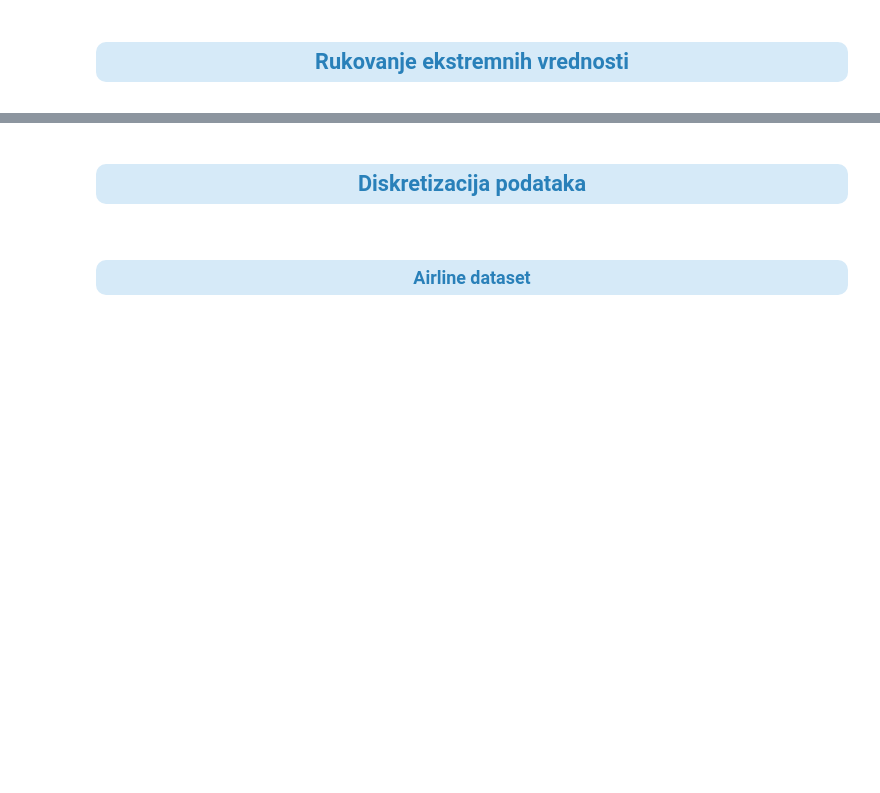
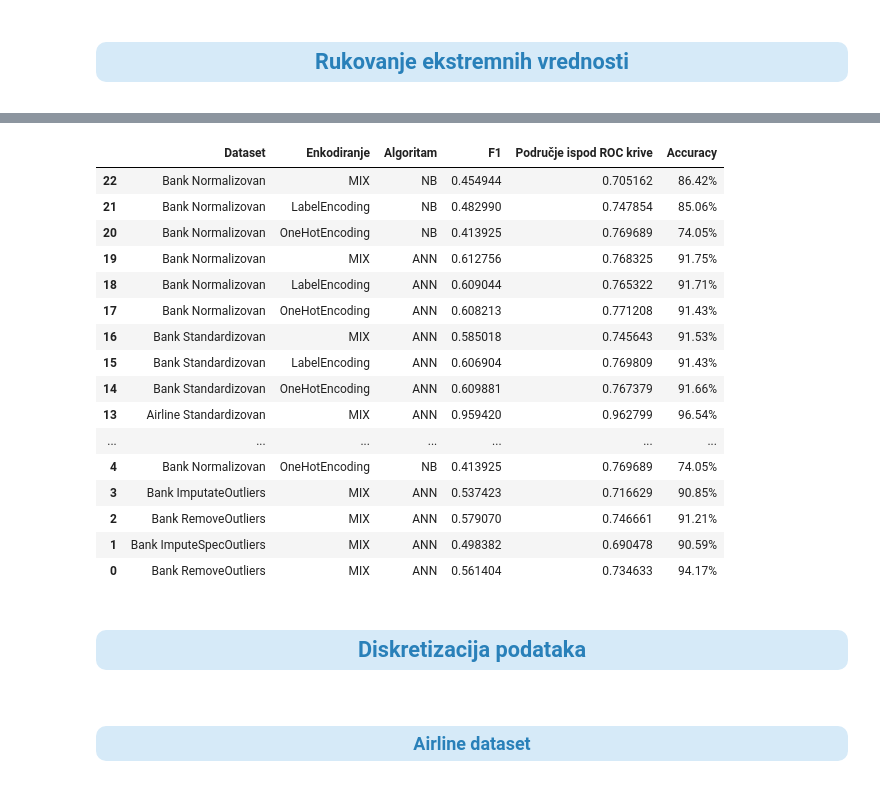
Before and after one commit to ratep99/data-transformation, a Jupyter notebook: Transformacija podataka - Prakticni deo.ipynb, the cells around one changed output, grey strips where cells are left out. Drawn from its saved outputs; the diff is of its cells as text; code cells hidden in the pictures; blank space fills up the shorter version.

```diff
--- a/Transformacija podataka - Prakticni deo.ipynb
+++ b/Transformacija podataka - Prakticni deo.ipynb
@@ -2149,42 +934,0 @@ testing
-# %%
-# ANN - Mixed Encoding - Bank dataset - Without outliers
-X_Bank_BM_ANN = normalised_bank_mix_io.drop('y', axis=1)
-y_Bank_BM_ANN = normalised_bank_mix_io['y']
-
-# Split the data into training and testing sets
-X_train_BM_ANN, X_test_BM_ANN, y_train_BM_ANN, y_test_BM_ANN = train_test_split(X_Bank_BM_ANN, y_Bank_BM_ANN, test_size=0.2, random_state=42)
-
-model_BM_ANN = Sequential()
-model_BM_ANN.add(Dense(512, activation='relu', input_shape=(X_train_BM_ANN.shape[1],)))
-model_BM_ANN.add(Dropout(0.3))
-model_BM_ANN.add(Dense(256, activation='relu'))
-model_BM_ANN.add(Dense(256, activation='relu'))
-model_BM_ANN.add(Dropout(0.3))
-model_BM_ANN.add(Dense(128, activation='relu'))
-model_BM_ANN.add(Dense(1, activation='sigmoid'))
-
-model_BM_ANN.compile(loss='binary_crossentropy',
-              optimizer=Adam(),
-              metrics=['accuracy'])
-
-es = EarlyStopping(monitor='val_accuracy',
-                   mode='max',
-                   patience=10,  #Stop the model training if the validation accuracy doesnt increase in 10 Epochs
-                   restore_best_weights=True)
-
-NN_Classifier_BM = model_BM_ANN.fit(X_train_BM_ANN,y_train_BM_ANN,
-                          batch_size=1000,
-                          epochs=1000,
-                          callbacks =[es],
-                          verbose=2,
-                          validation_data=(X_test_BM_ANN, y_test_BM_ANN))
-
-
-y_pred=(model_BM_ANN.predict(X_test_BM_ANN) > 0.5).astype(int)
-acc = accuracy_score(y_test_BM_ANN, y_pred)*100
-#print('Accuracy Score: ', '{:.2f}%'.format(acc))
-
-testingDataframe.loc[-1] = ["Bank normalizovan Imputated Outliers","MIX","ANN",0,  0, '{:.2f}%'.format(acc)]
-testingDataframe.index = testingDataframe.index + 1
-testing = testingDataframe.sort_index()
-testing
@@ -2191,3 +957,23 @@ testing
+# %%
+testingDataframe
+# %% [output]
+|  | Dataset | Enkodiranje | Algoritam | F1 | Područje ispod ROC krive | Accuracy |
+| 22 | Bank Normalizovan | MIX | NB | 0.454944 | 0.705162 | 86.42% |
+| 21 | Bank Normalizovan | LabelEncoding | NB | 0.482990 | 0.747854 | 85.06% |
+| 20 | Bank Normalizovan | OneHotEncoding | NB | 0.413925 | 0.769689 | 74.05% |
+| 19 | Bank Normalizovan | MIX | ANN | 0.612756 | 0.768325 | 91.75% |
+| 18 | Bank Normalizovan | LabelEncoding | ANN | 0.609044 | 0.765322 | 91.71% |
+| 17 | Bank Normalizovan | OneHotEncoding | ANN | 0.608213 | 0.771208 | 91.43% |
+| 16 | Bank Standardizovan | MIX | ANN | 0.585018 | 0.745643 | 91.53% |
+| 15 | Bank Standardizovan | LabelEncoding | ANN | 0.606904 | 0.769809 | 91.43% |
+| 14 | Bank Standardizovan | OneHotEncoding | ANN | 0.609881 | 0.767379 | 91.66% |
+| 13 | Airline Standardizovan | MIX | ANN | 0.959420 | 0.962799 | 96.54% |
+| ... | ... | ... | ... | ... | ... | ... |
+| 4 | Bank Normalizovan | OneHotEncoding | NB | 0.413925 | 0.769689 | 74.05% |
+| 3 | Bank ImputateOutliers | MIX | ANN | 0.537423 | 0.716629 | 90.85% |
+| 2 | Bank RemoveOutliers | MIX | ANN | 0.579070 | 0.746661 | 91.21% |
+| 1 | Bank ImputeSpecOutliers | MIX | ANN | 0.498382 | 0.690478 | 90.59% |
+| 0 | Bank RemoveOutliers | MIX | ANN | 0.561404 | 0.734633 | 94.17% |
 # %% [markdown]
 <div style="border-radius:10px;
             background-color:#D6EAF8;
```
Also changed, not shown: parts of 144 cells of this notebook.
